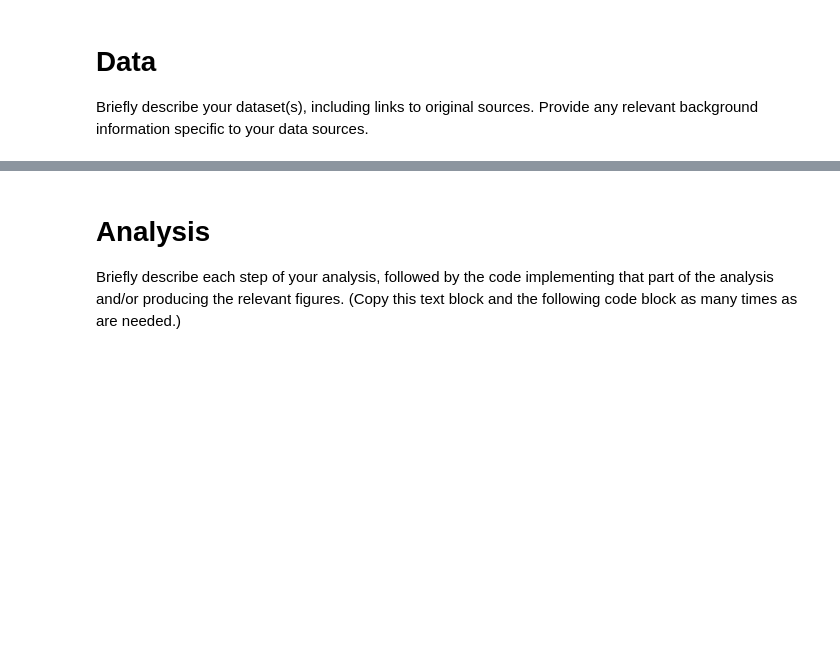
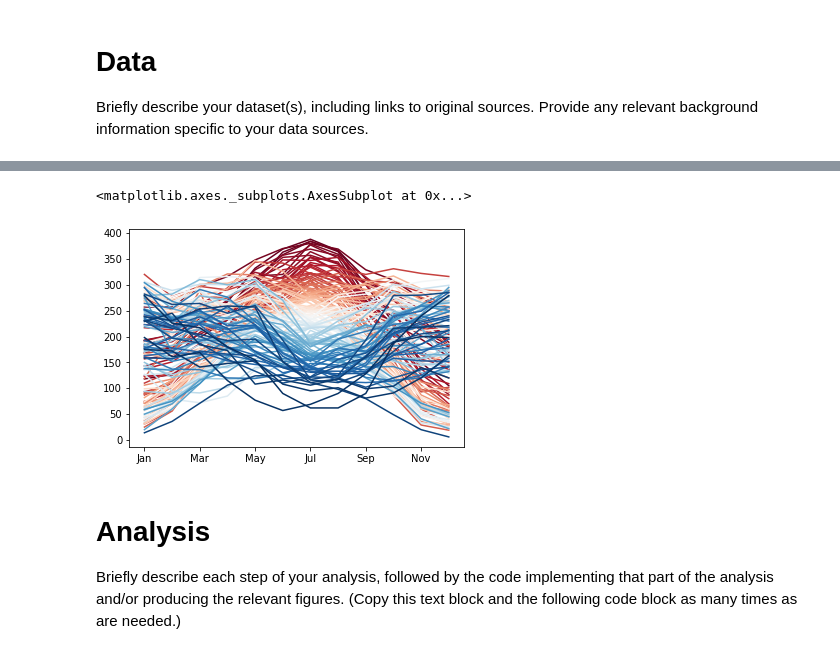
Before and after one commit to ContextLab/storytelling-with-data, a Jupyter notebook: data-stories/happy-sun/happy-sun.ipynb, the cells around one changed output, grey strips where cells are left out. Drawn from its saved outputs; the diff is of its cells as text; code cells hidden in the pictures; blank space fills up the shorter version.

```diff
--- a/data-stories/happy-sun/happy-sun.ipynb
+++ b/data-stories/happy-sun/happy-sun.ipynb
@@ -82,0 +90,5 @@ Briefly describe your dataset(s), including links to original sources.  Provide
+# %%
+#Sunshine per city
+sunshine = pd.read_excel('https://query.data.world/s/k5all7hy5tb5vcsahr56buyi6gr4ii')
+#Sunshine per country
+sunshine_by_country = pd.DataFrame(np.round(pd.DataFrame(sunshine.groupby('Country').mean()), decimals=0), dtype=int)
@@ -83,3 +102,10 @@ Briefly describe your dataset(s), including links to original sources.  Provide
+# %%
+#trend line for sunshine by country
+fig = sunshine_by_country.drop('Year', axis=1).sort_values('Jul', ascending=False).T.plot(cmap='RdBu', legend=False)
+fig
+# %% [output]
+<matplotlib.axes._subplots.AxesSubplot at 0x...>
+[figure, added]
 # %% [markdown]
 # Analysis
 
```
Also changed, not shown: parts of 29 cells of this notebook.
